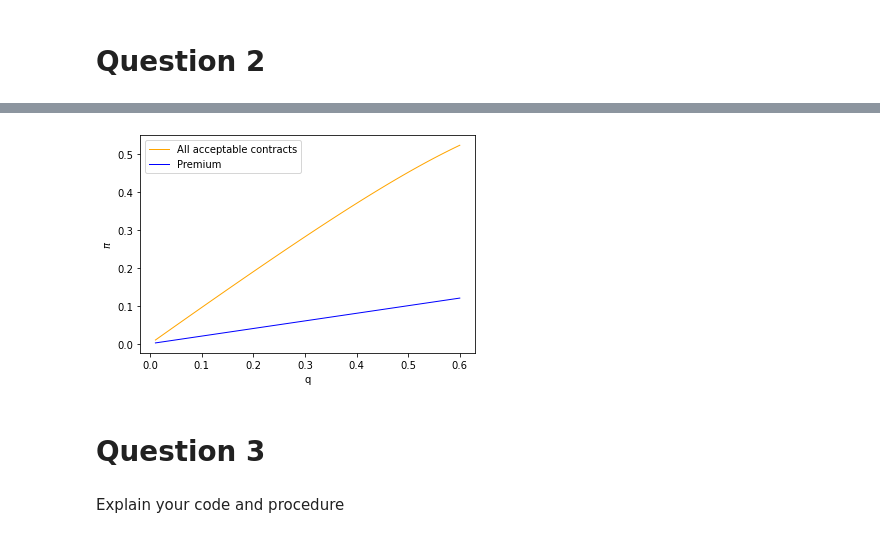
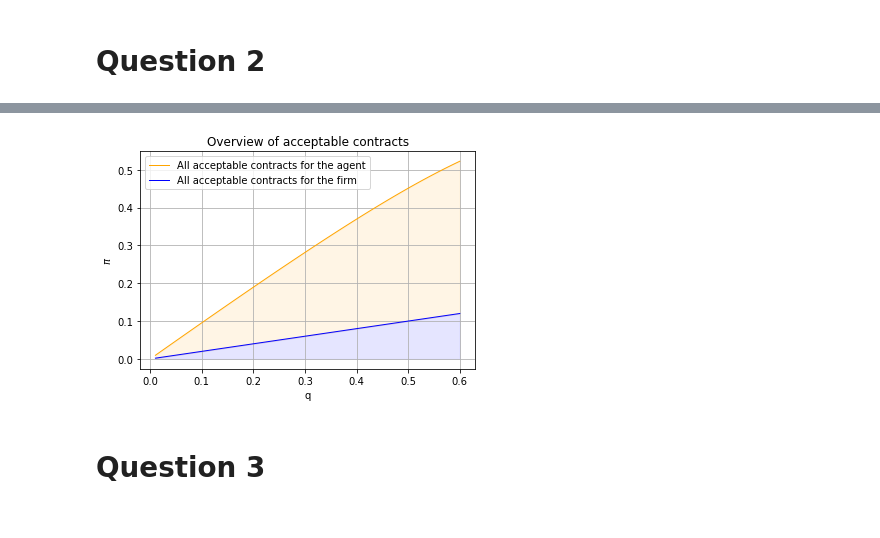
Before and after one commit to Morsing96/projects-2022-simon-nick, a Jupyter notebook: inauguralproject/inauguralproject.ipynb, the cells around one changed output, grey strips where cells are left out. Saved outputs shown, nothing was run; the diff lists cells and outputs as text; code cells hidden in the pictures.

```diff
--- a/inauguralproject/inauguralproject.ipynb
+++ b/inauguralproject/inauguralproject.ipynb
@@ -67,27 +84,29 @@ theta = -2
 # %%
 N = 100
 q_vec = np.linspace(0.01, 0.6, N)
 pi_vec = np.empty(N)
 pi_guess = [0.0000001]
 
 for i, q in enumerate(q_vec) :
     obj = lambda pi : V_tilde(pi, p, q, y, x)
     sol = optimize.root(obj, x0 = pi_guess)
     pi = sol.x
     pi_vec[i] = pi
+
+fig = plt.figure()
+ax = fig.add_subplot(1, 1, 1)
+
+ax.plot(q_vec, pi_vec, ls = '-', lw = 1, color = 'orange', label = 'All acceptable contracts for the agent')
+ax.plot(q_vec, q_vec*p, ls = '-', lw = 1, color = 'blue', label = 'All acceptable contracts for the firm')
+
+ax.set_xlabel('q')
+ax.set_ylabel('$\pi$')
+ax.grid(True)
+plt.title('Overview of acceptable contracts')
+ax.fill_between(q_vec, pi_vec, q_vec*p, alpha = 0.1, color = 'orange')
+ax.fill_between(q_vec, q_vec * p, 0, alpha = 0.1, color = 'blue')
+ax.legend(loc = 'upper left', frameon = True);
+# %% [output]
+[figure, added]
-# %%
-fig = plt.figure()
-ax = fig.add_subplot(1, 1, 1)
-
-ax.plot(q_vec, pi_vec, ls = '-', lw = 1, color = 'orange', label = 'All acceptable contracts')
-ax.plot(q_vec, q_vec*p, ls = '-', lw = 1, color = 'blue', label = 'Premium')
-
-ax.set_xlabel('q')
-ax.set_ylabel('$\pi$')
-ax.legend(loc = 'upper left', frameon = True);
-# %% [output]
-[figure, removed]
 # %% [markdown]
 # Question 3
-# %% [markdown]
-Explain your code and procedure
```
Also changed, not shown: parts of 15 cells of this notebook.
